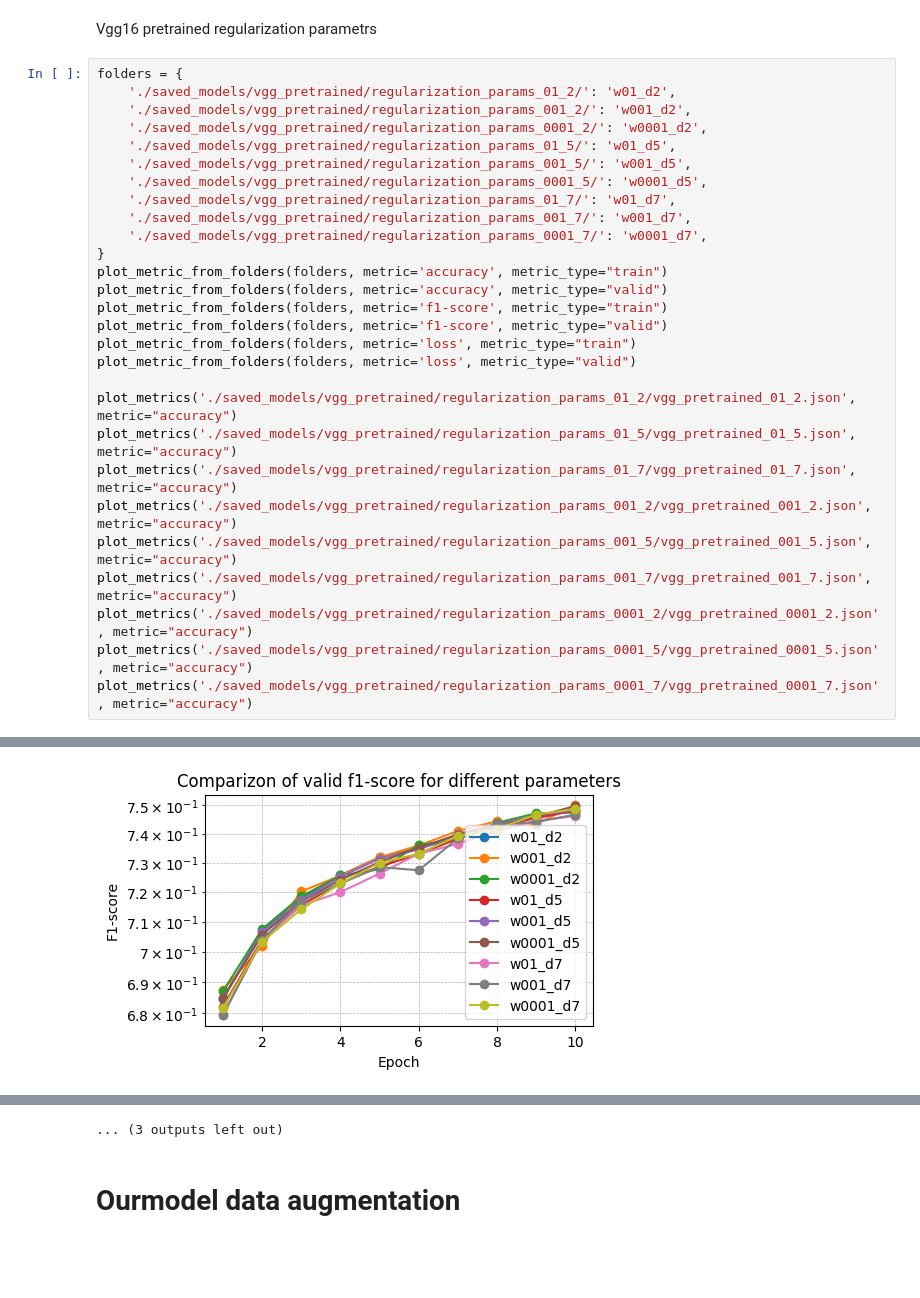
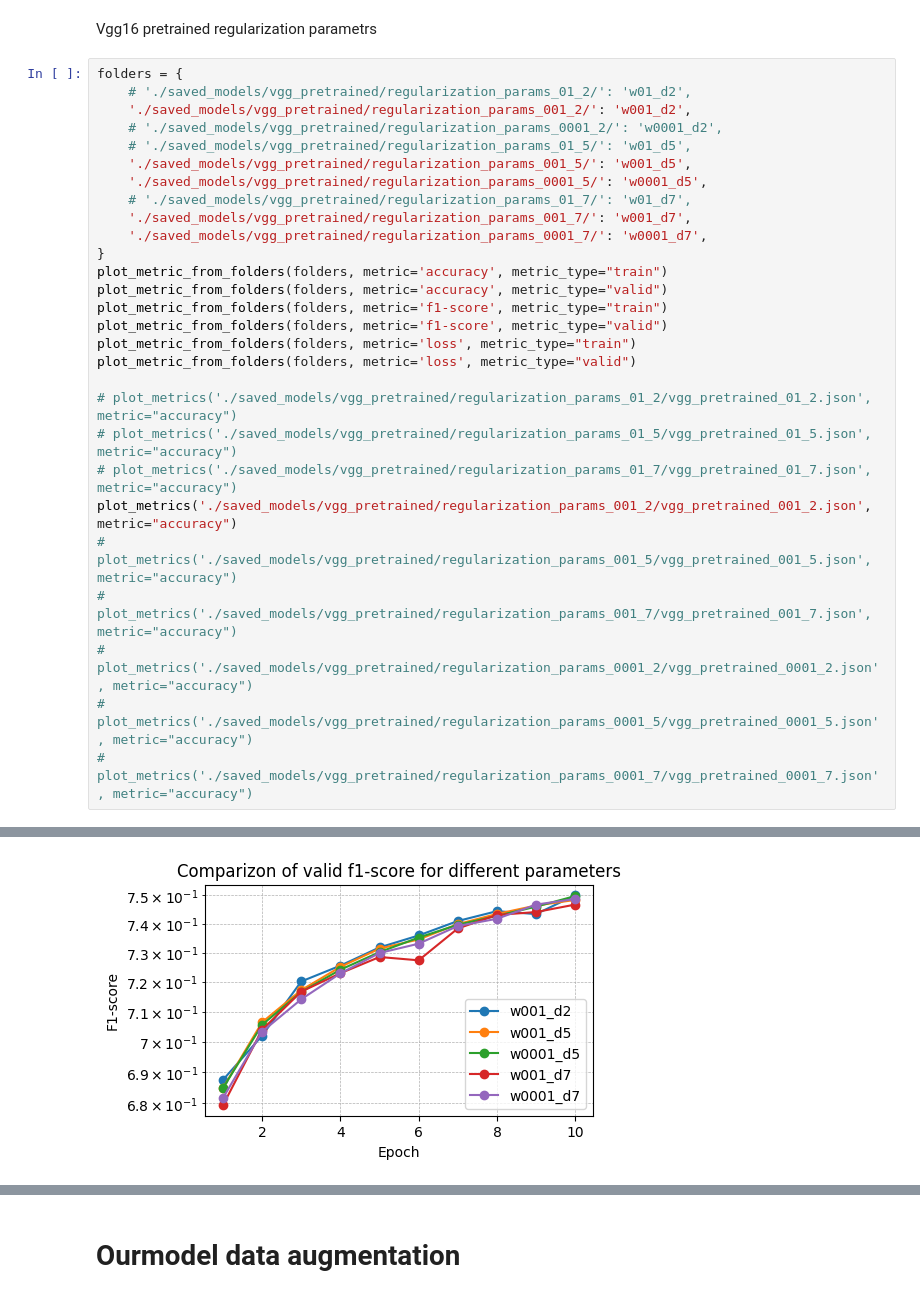
Before and after one commit to AKapich/Convolutional_Neural_Network, a Jupyter notebook: plots.ipynb, the cells around one changed output, grey strips where cells are left out. Drawn from its saved outputs; the diff is of its cells as text; blank space fills up the shorter version.

```diff
--- a/plots.ipynb
+++ b/plots.ipynb
@@ -144,13 +144,13 @@ plot_metrics('./saved_models/ourmodel/w0001_d7/ourmodel_0001_7.json', metric="ac
 Vgg16 pretrained regularization parametrs
 # %%
 folders = {
-    './saved_models/vgg_pretrained/regularization_params_01_2/': 'w01_d2',
+    # './saved_models/vgg_pretrained/regularization_params_01_2/': 'w01_d2',
     './saved_models/vgg_pretrained/regularization_params_001_2/': 'w001_d2',
-    './saved_models/vgg_pretrained/regularization_params_0001_2/': 'w0001_d2',
-    './saved_models/vgg_pretrained/regularization_params_01_5/': 'w01_d5',
+    # './saved_models/vgg_pretrained/regularization_params_0001_2/': 'w0001_d2',
+    # './saved_models/vgg_pretrained/regularization_params_01_5/': 'w01_d5',
     './saved_models/vgg_pretrained/regularization_params_001_5/': 'w001_d5',
     './saved_models/vgg_pretrained/regularization_params_0001_5/': 'w0001_d5',
-    './saved_models/vgg_pretrained/regularization_params_01_7/': 'w01_d7',
+    # './saved_models/vgg_pretrained/regularization_params_01_7/': 'w01_d7',
     './saved_models/vgg_pretrained/regularization_params_001_7/': 'w001_d7',
     './saved_models/vgg_pretrained/regularization_params_0001_7/': 'w0001_d7',
 }
@@ -161,13 +161,13 @@ plot_metric_from_folders(folders, metric='f1-score', metric_type="valid")
 plot_metric_from_folders(folders, metric='loss', metric_type="train")
 plot_metric_from_folders(folders, metric='loss', metric_type="valid")
 
-plot_metrics('./saved_models/vgg_pretrained/regularization_params_01_2/vgg_pretrained_01_2.json', metric="accuracy")
-plot_metrics('./saved_models/vgg_pretrained/regularization_params_01_5/vgg_pretrained_01_5.json', metric="accuracy")
-plot_metrics('./saved_models/vgg_pretrained/regularization_params_01_7/vgg_pretrained_01_7.json', metric="accuracy")
+# plot_metrics('./saved_models/vgg_pretrained/regularization_params_01_2/vgg_pretrained_01_2.json', metric="accuracy")
+# plot_metrics('./saved_models/vgg_pretrained/regularization_params_01_5/vgg_pretrained_01_5.json', metric="accuracy")
+# plot_metrics('./saved_models/vgg_pretrained/regularization_params_01_7/vgg_pretrained_01_7.json', metric="accuracy")
 plot_metrics('./saved_models/vgg_pretrained/regularization_params_001_2/vgg_pretrained_001_2.json', metric="accuracy")
-plot_metrics('./saved_models/vgg_pretrained/regularization_params_001_5/vgg_pretrained_001_5.json', metric="accuracy")
-plot_metrics('./saved_models/vgg_pretrained/regularization_params_001_7/vgg_pretrained_001_7.json', metric="accuracy")
-plot_metrics('./saved_models/vgg_pretrained/regularization_params_0001_2/vgg_pretrained_0001_2.json', metric="accuracy")
-plot_metrics('./saved_models/vgg_pretrained/regularization_params_0001_5/vgg_pretrained_0001_5.json', metric="accuracy")
-plot_metrics('./saved_models/vgg_pretrained/regularization_params_0001_7/vgg_pretrained_0001_7.json', metric="accuracy")
+# plot_metrics('./saved_models/vgg_pretrained/regularization_params_001_5/vgg_pretrained_001_5.json', metric="accuracy")
+# plot_metrics('./saved_models/vgg_pretrained/regularization_params_001_7/vgg_pretrained_001_7.json', metric="accuracy")
+# plot_metrics('./saved_models/vgg_pretrained/regularization_params_0001_2/vgg_pretrained_0001_2.json', metric="accuracy")
+# plot_metrics('./saved_models/vgg_pretrained/regularization_params_0001_5/vgg_pretrained_0001_5.json', metric="accuracy")
+# plot_metrics('./saved_models/vgg_pretrained/regularization_params_0001_7/vgg_pretrained_0001_7.json', metric="accuracy")
 # %% [output]
@@ -177 +177 @@ plot_metrics('./saved_models/vgg_pretrained/regularization_params_0001_7/vgg_pre
-[figure, old version]
+[figure, new version]
@@ -186,4 +181,3 @@ plot_metrics('./saved_models/vgg_pretrained/regularization_params_0001_7/vgg_pre
-... (3 outputs left out)
 # %% [markdown]
 # Ourmodel data augmentation
 # %%
```
Also changed, not shown: parts of 1 cell of this notebook, 5 other files.
